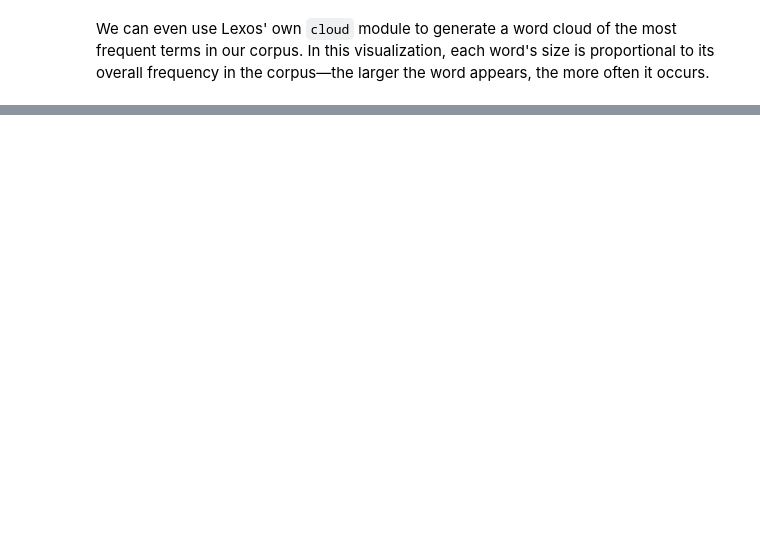
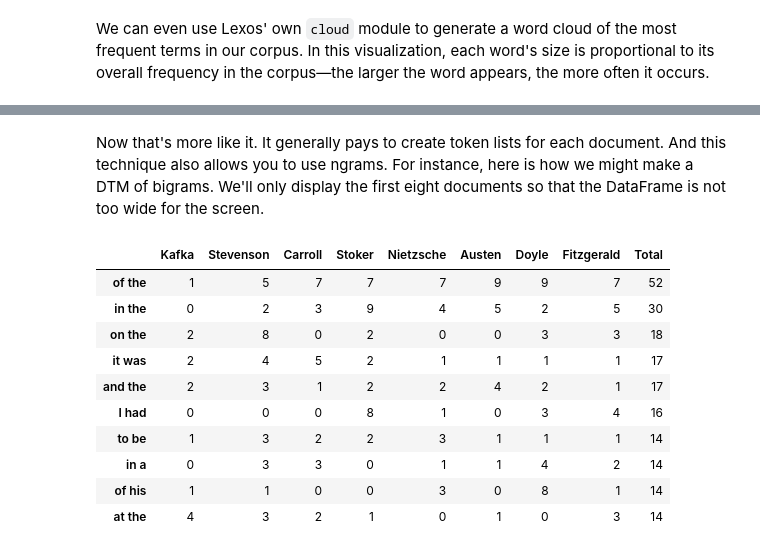
Before and after one commit to mangabe16/lexos, a Jupyter notebook: doc_src/docs/tutorials/dtm/tutorial.ipynb, the cells around one changed output, grey strips where cells are left out. Saved outputs shown, nothing was run; the diff lists cells and outputs as text; code cells hidden in the pictures; blank space fills up the shorter version.

```diff
--- a/doc_src/docs/tutorials/dtm/tutorial.ipynb
+++ b/doc_src/docs/tutorials/dtm/tutorial.ipynb
@@ -791,0 +406,29 @@ uv run pytest --cov=src/lexos/dtm --cov-report=html tests/dtm
+# %% [markdown]
+Now that's more like it. It generally pays to create token lists for each document. And this technique also allows you to use ngrams. For instance, here is how we might make a DTM of bigrams. We'll only display the first eight documents so that the DataFrame is not too wide for the screen.
+# %%
+# Import the Ngrams class for creating n-grams
+from lexos.tokenizer.ngrams import Ngrams
+
+# Create n-grams from the our documents
+ng = Ngrams()
+ngrams = ng.from_docs(docs=docs)
+
+# Convert the n-grams to lists of tokens
+ngrams = [list(doc) for doc in ngrams]
+
+# Generate a DTM using the n-grams
+dtm = DTM()
+dtm(ngrams[0:8], labels[0:8])
+dtm.to_df(sum=True, by="Total", ascending=False).head(10)
+# %% [output]
+|  | Kafka | Stevenson | Carroll | Stoker | Nietzsche | Austen | Doyle | Fitzgerald | Total |
+| of the | 1 | 5 | 7 | 7 | 7 | 9 | 9 | 7 | 52 |
+| in the | 0 | 2 | 3 | 9 | 4 | 5 | 2 | 5 | 30 |
+| on the | 2 | 8 | 0 | 2 | 0 | 0 | 3 | 3 | 18 |
+| it was | 2 | 4 | 5 | 2 | 1 | 1 | 1 | 1 | 17 |
+| and the | 2 | 3 | 1 | 2 | 2 | 4 | 2 | 1 | 17 |
+| I had | 0 | 0 | 0 | 8 | 1 | 0 | 3 | 4 | 16 |
+| to be | 1 | 3 | 2 | 2 | 3 | 1 | 1 | 1 | 14 |
+| in a | 0 | 3 | 3 | 0 | 1 | 1 | 4 | 2 | 14 |
+| of his | 1 | 1 | 0 | 0 | 3 | 0 | 8 | 1 | 14 |
+| at the | 4 | 3 | 2 | 1 | 0 | 1 | 0 | 3 | 14 |
```
Also changed, not shown: parts of 116 cells of this notebook, 2 other files.
